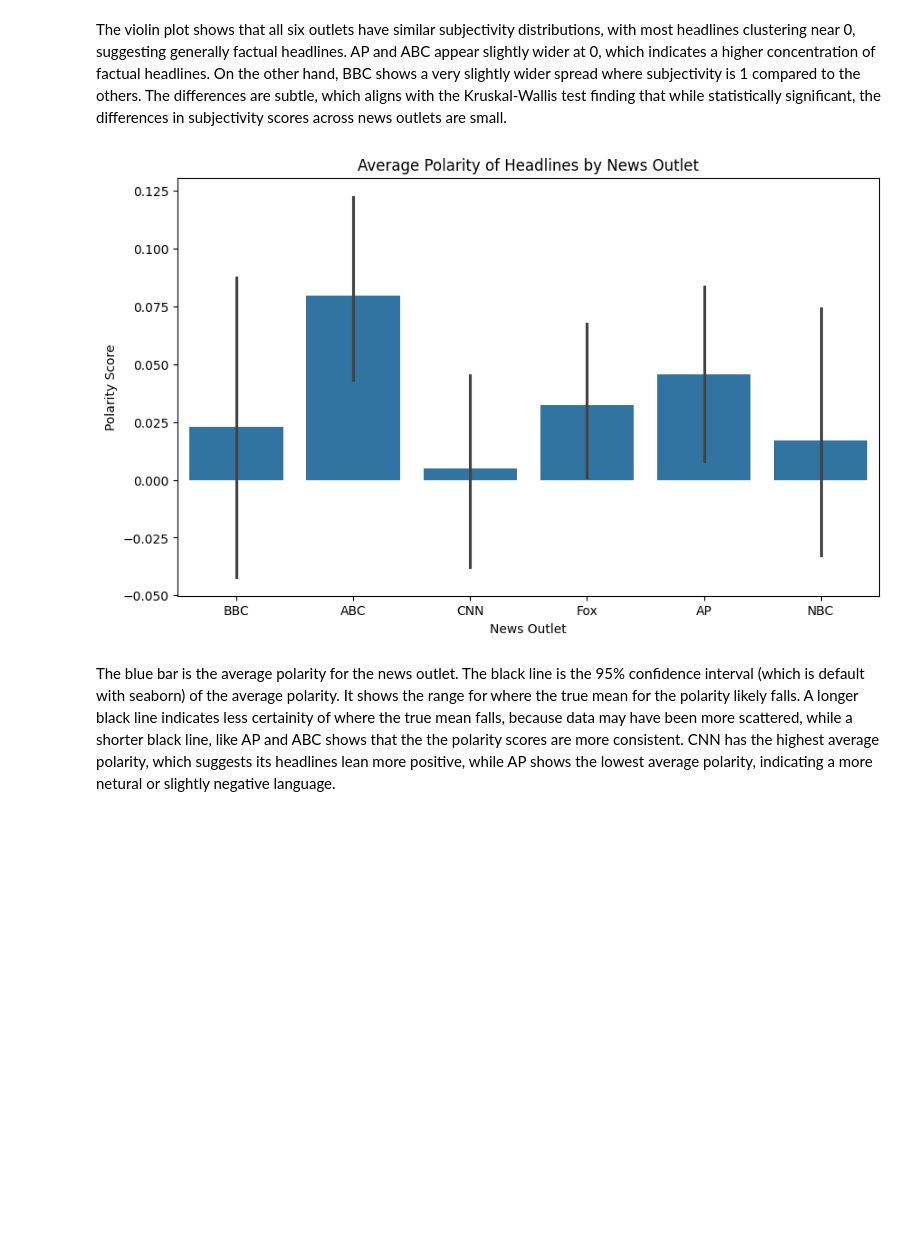
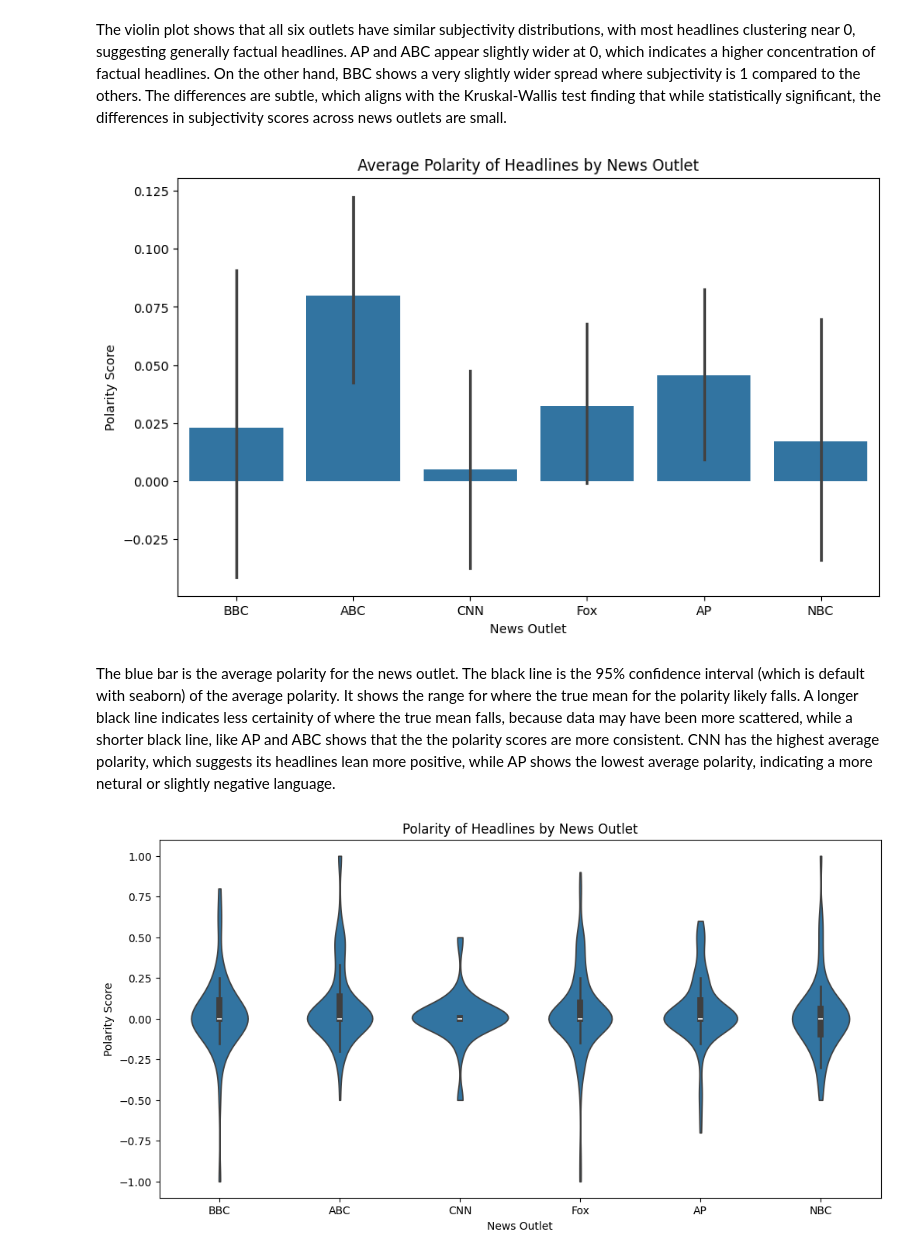
Before and after one commit to rheamishra/STA141BFinalProject, a Jupyter notebook: STA141B_finalcode.ipynb, the cells around one changed output. Drawn from its saved outputs; the diff is of its cells as text; code cells hidden in the pictures; blank space fills up the shorter version.

```diff
--- a/STA141B_finalcode.ipynb
+++ b/STA141B_finalcode.ipynb
@@ -125,3 +123,5 @@ df.to_csv('final_project_data.csv', index=False)
+# %%
+df = pd.read_csv('final_project_data.csv')
 # %% [markdown]
 ### SQL: Storing and Querying Data with SQLite
 # %%
@@ -422,6 +446,15 @@ plt.xlabel("News Outlet")
 plt.ylabel("Polarity Score")
 plt.show()
 # %% [output]
-[figure, old version]
+[figure, new version]
 # %% [markdown]
 The blue bar is the average polarity for the news outlet. The black line is the 95% confidence interval (which is default with seaborn) of the average polarity. It shows the range for where the true mean for the polarity likely falls. A longer black line indicates less certainity of where the true mean falls, because data may have been more scattered, while a shorter black line, like AP and ABC shows that the the polarity scores are more consistent. CNN has the highest average polarity, which suggests its headlines lean more positive, while AP shows the lowest average polarity, indicating a more netural or slightly negative language.
+# %%
+plt.figure(figsize=(12, 6))
+sns.violinplot(data=df, x="Source", y="Polarity", cut=0)
+plt.title("Polarity of Headlines by News Outlet")
+plt.xlabel("News Outlet")
+plt.ylabel("Polarity Score")
+plt.show()
+# %% [output]
+[figure, added]
```
Also changed, not shown: parts of 11 cells of this notebook.
